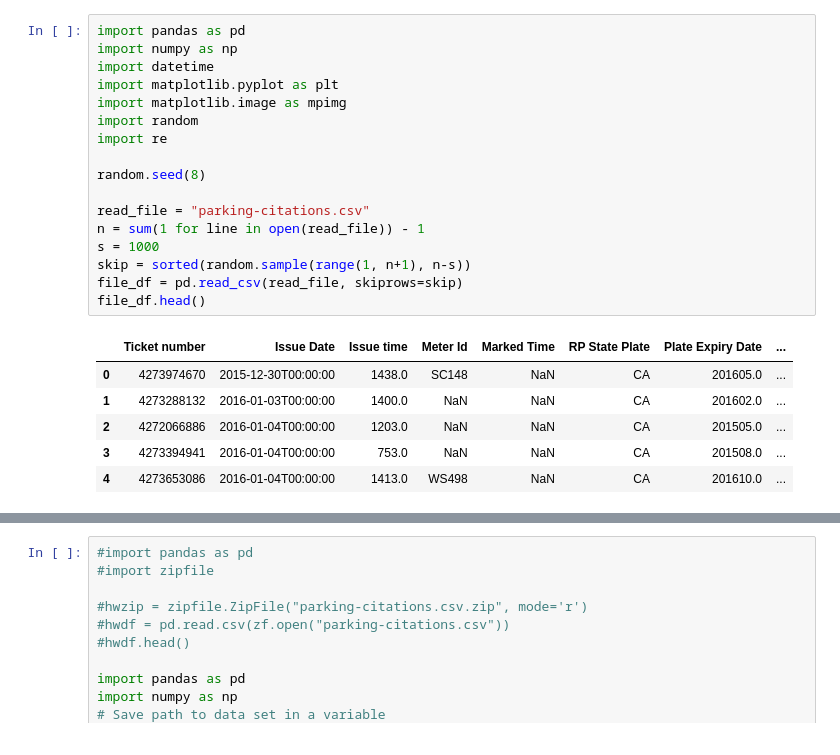
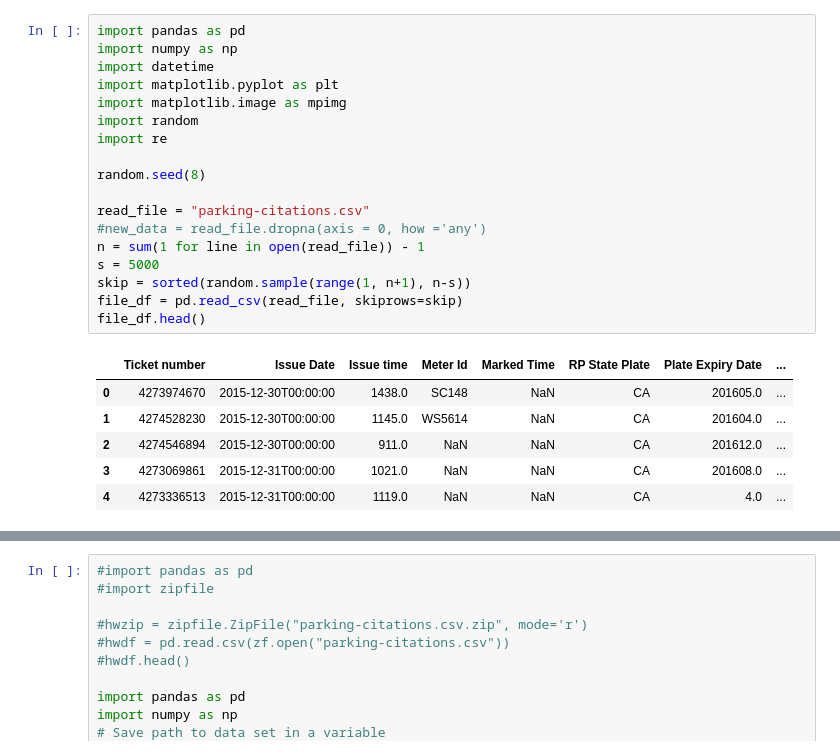
Before and after one commit to sdesai39/Project1, a Jupyter notebook: HWwork.ipynb, the cells around one changed output, grey strips where cells are left out. Drawn from its saved outputs; the diff is of its cells as text.

```diff
--- a/HWwork.ipynb
+++ b/HWwork.ipynb
@@ -1,24 +1,25 @@
 # %%
 import pandas as pd
 import numpy as np
 import datetime
 import matplotlib.pyplot as plt
 import matplotlib.image as mpimg
 import random
 import re
 
 random.seed(8)
 
 read_file = "parking-citations.csv"
+#new_data = read_file.dropna(axis = 0, how ='any')
 n = sum(1 for line in open(read_file)) - 1
-s = 1000
+s = 5000
 skip = sorted(random.sample(range(1, n+1), n-s))
 file_df = pd.read_csv(read_file, skiprows=skip)
 file_df.head()
 # %% [output]
 |  | Ticket number | Issue Date | Issue time | Meter Id | Marked Time | RP State Plate | Plate Expiry Date | ... |
 | 0 | 4273974670 | 2015-12-30T00:00:00 | 1438.0 | SC148 | NaN | CA | 201605.0 | ... |
-| 1 | 4273288132 | 2016-01-03T00:00:00 | 1400.0 | NaN | NaN | CA | 201602.0 | ... |
-| 2 | 4272066886 | 2016-01-04T00:00:00 | 1203.0 | NaN | NaN | CA | 201505.0 | ... |
-| 3 | 4273394941 | 2016-01-04T00:00:00 | 753.0 | NaN | NaN | CA | 201508.0 | ... |
-| 4 | 4273653086 | 2016-01-04T00:00:00 | 1413.0 | WS498 | NaN | CA | 201610.0 | ... |
+| 1 | 4274528230 | 2015-12-30T00:00:00 | 1145.0 | WS5614 | NaN | CA | 201604.0 | ... |
+| 2 | 4274546894 | 2015-12-30T00:00:00 | 911.0 | NaN | NaN | CA | 201612.0 | ... |
+| 3 | 4273069861 | 2015-12-31T00:00:00 | 1021.0 | NaN | NaN | CA | 201608.0 | ... |
+| 4 | 4273336513 | 2015-12-31T00:00:00 | 1119.0 | NaN | NaN | CA | 4.0 | ... |
```
Also changed, not shown: parts of 28 cells of this notebook.
